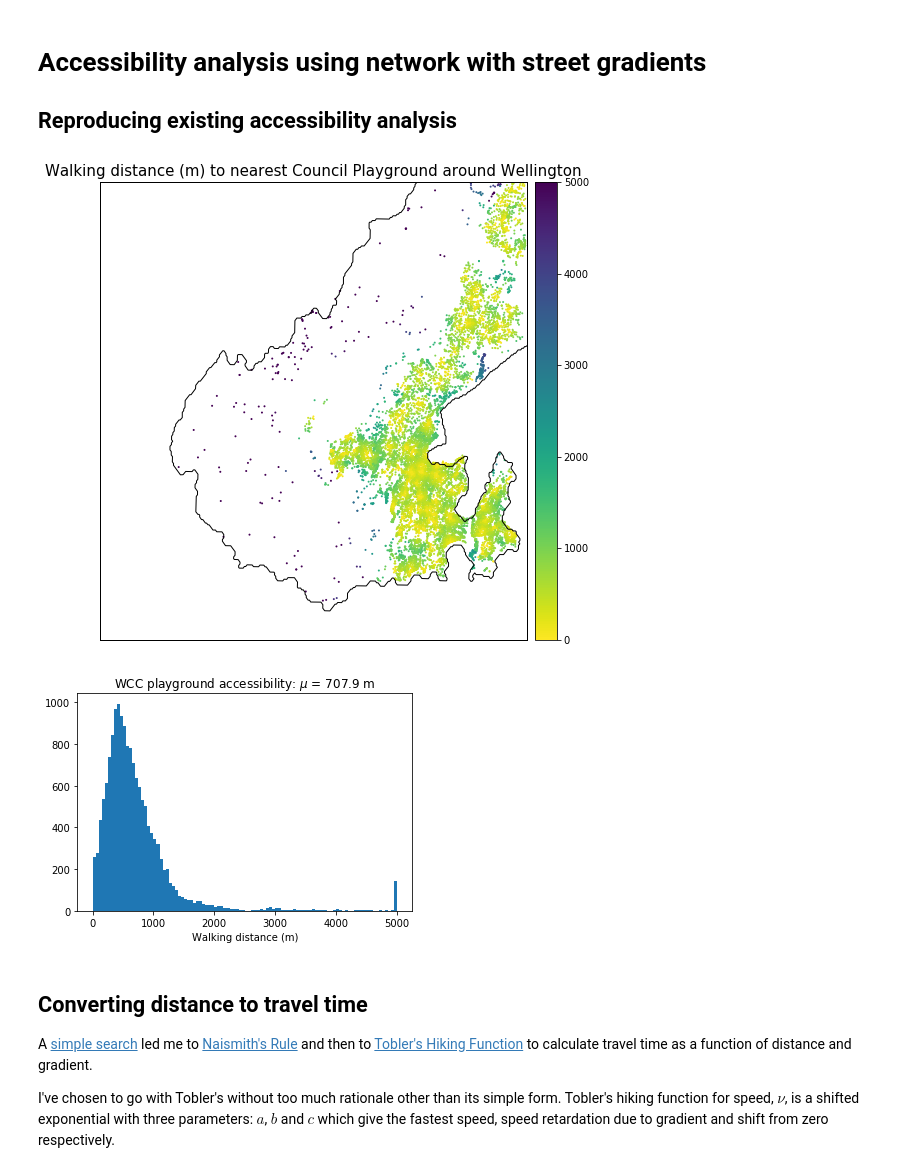
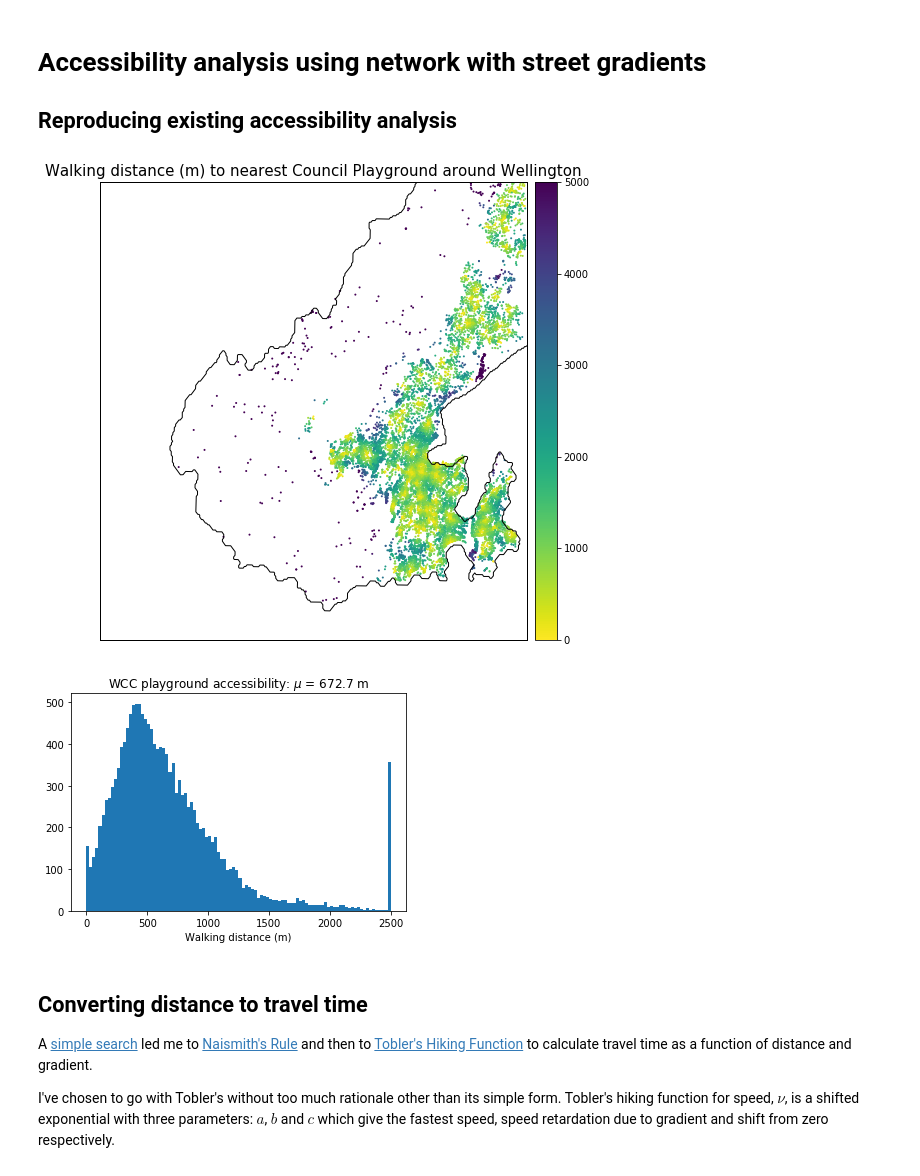
Before and after one commit to shriv/accessibility-series, a Jupyter notebook: Accounting for hills in accessibility analyses.ipynb, the cells around one changed output. Drawn from its saved outputs; the diff is of its cells as text; code cells hidden in the pictures.

```diff
--- a/Accounting for hills in accessibility analyses.ipynb
+++ b/Accounting for hills in accessibility analyses.ipynb
@@ -196,25 +187,25 @@ nodes_gdfs.index.name = 'id'
 # %%
 # Create a pandana network with data extracted from an OSMNX graph
 flat_distance_network = pa.Network(nodes_gdfs['x'], nodes_gdfs['y'],
                                    edges_gdfs['u'], edges_gdfs['v'],
                                    edges_gdfs[['length']])
 
 # Calculate accessibility
 playground_accessibility_flat = aa.get_accessibility(flat_distance_network,
-                                                     wcc_playgrounds, distance=5000, num_pois=10)
+                                                     wcc_playgrounds, distance=2500, num_pois=10)
 
 # Plot accessibility
-aa.plot_accessibility(flat_distance_network, playground_accessibility_flat[1], osm_bbox,
+aa.plot_accessibility(flat_distance_network, playground_accessibility_flat[1]*2, osm_bbox,
                       amenity_type='Council Playground', place_name='Wellington',
                       fig_kwargs=fig_kwargs, plot_kwargs=plot_kwargs, bmap_kwargs=bmap_kwargs)
 # %% [output]
-[figure, old version]
+[figure, new version]
 # %%
 plt.hist(playground_accessibility_flat[1], bins=100);
 plt.xlabel('Walking distance (m)');
 plt.title("WCC playground accessibility: $\mu$ = {:.1f} m".format(np.mean(playground_accessibility_flat[1])));
 # %% [output]
-[figure, old version]
+[figure, new version]
 # %% [markdown]
 ## Converting distance to travel time
 
```
Also changed, not shown: parts of 11 cells of this notebook, 1 other file.
